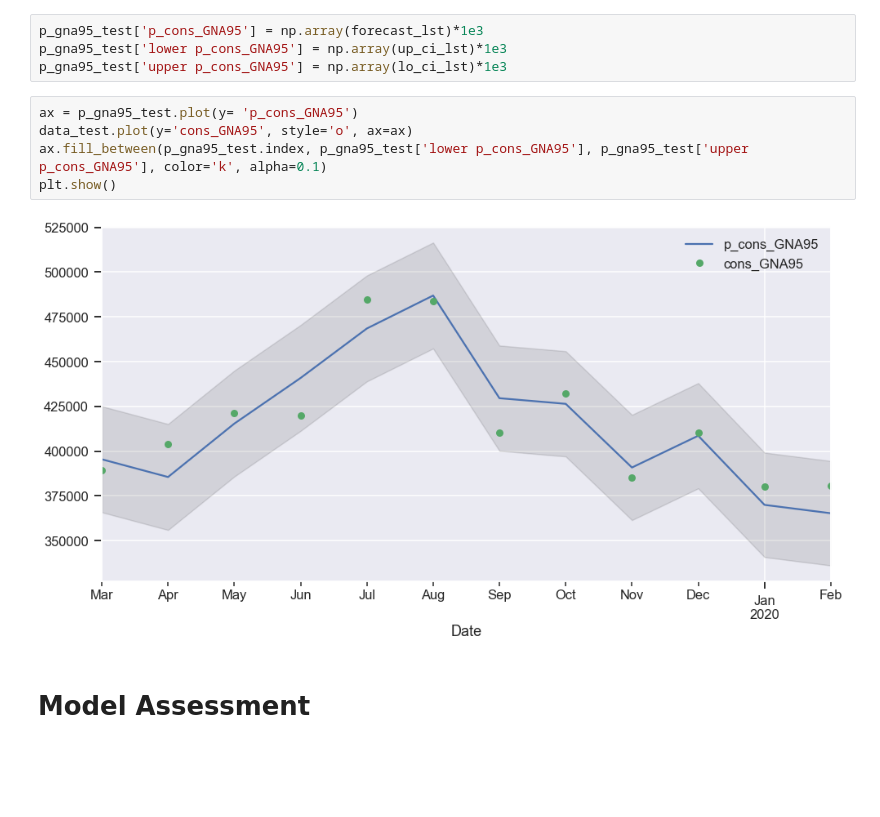
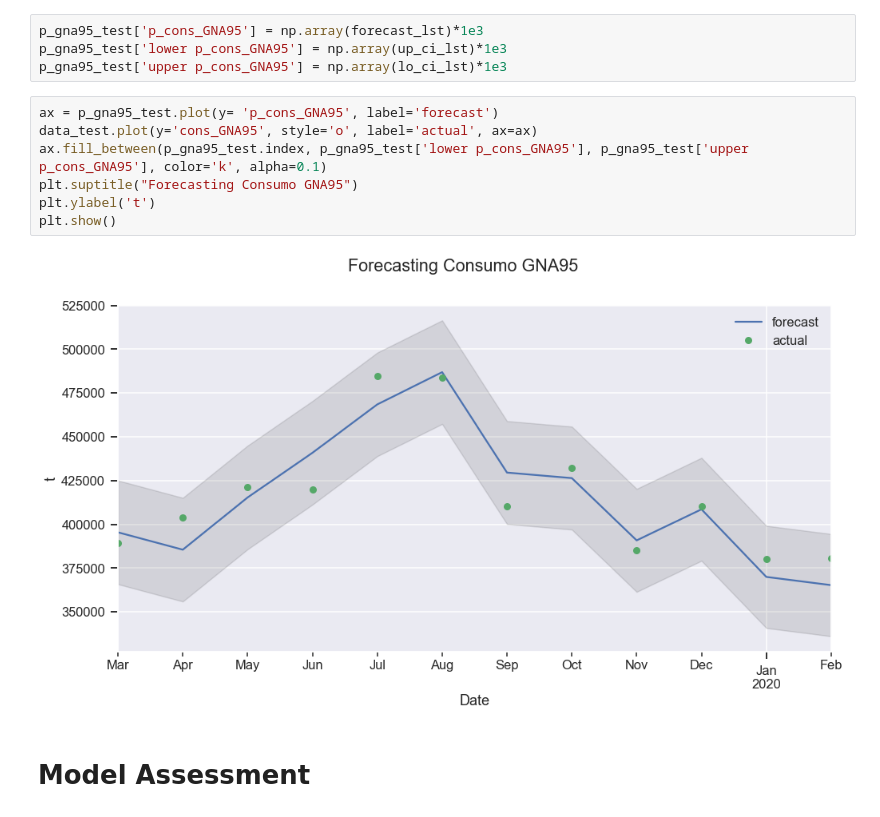
Before and after one commit to manualrg/DSLAB_Forecasting, a Jupyter notebook: 05_VAR.ipynb, the cells around one changed output. Saved outputs shown, nothing was run; the diff lists cells and outputs as text; blank space fills up the shorter version.

```diff
--- a/05_VAR.ipynb
+++ b/05_VAR.ipynb
@@ -221,12 +292,14 @@ p_gna95_test['p_cons_GNA95'] = np.array(forecast_lst)*1e3
 p_gna95_test['lower p_cons_GNA95'] = np.array(up_ci_lst)*1e3
 p_gna95_test['upper p_cons_GNA95'] = np.array(lo_ci_lst)*1e3
 # %%
-ax = p_gna95_test.plot(y= 'p_cons_GNA95')
-data_test.plot(y='cons_GNA95', style='o', ax=ax)
+ax = p_gna95_test.plot(y= 'p_cons_GNA95', label='forecast')
+data_test.plot(y='cons_GNA95', style='o', label='actual', ax=ax)
 ax.fill_between(p_gna95_test.index, p_gna95_test['lower p_cons_GNA95'], p_gna95_test['upper p_cons_GNA95'], color='k', alpha=0.1)
+plt.suptitle("Forecasting Consumo GNA95")
+plt.ylabel('t')
 plt.show()
 # %% [output]
-[figure, old version]
+[figure, new version]
 # %% [markdown]
 # Model Assessment
 # %%
```
Also changed, not shown: parts of 7 cells of this notebook, 4 other files.
